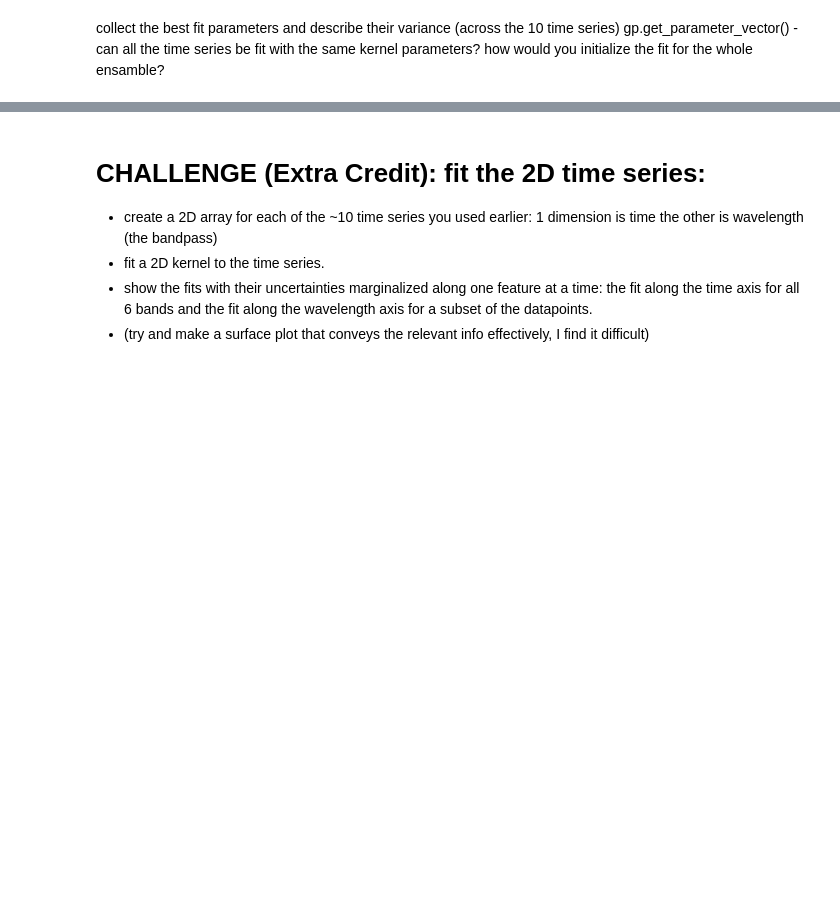
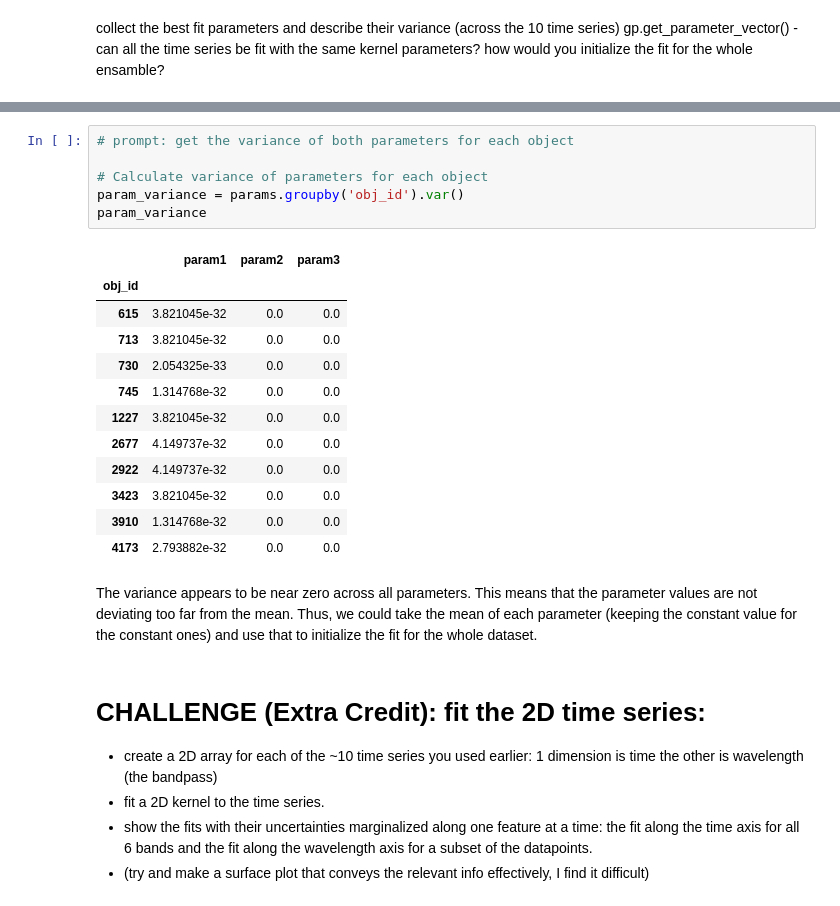
Before and after one commit to Legacy560/MLTSA25_RWolynetz, a Jupyter notebook: HW4/HW4_PLAsTICC_GP_homework_MTLSA25_RWolynetz.ipynb, the cells around one changed output, grey strips where cells are left out. Drawn from its saved outputs; the diff is of its cells as text; blank space fills up the shorter version.

Commit message:
Computed variances and answered question on them.

```diff
--- a/HW4/HW4_PLAsTICC_GP_homework_MTLSA25_RWolynetz.ipynb
+++ b/HW4/HW4_PLAsTICC_GP_homework_MTLSA25_RWolynetz.ipynb
@@ -793,3 +798,24 @@ collect the best fit parameters and describe their variance (across the 10 time
+# %%
+# prompt: get the variance of both parameters for each object
+
+# Calculate variance of parameters for each object
+param_variance = params.groupby('obj_id').var()
+param_variance
+# %% [output]
+|  | param1 | param2 | param3 |
+| obj_id |  |  |  |
+| 615 | 3.821045e-32 | 0.0 | 0.0 |
+| 713 | 3.821045e-32 | 0.0 | 0.0 |
+| 730 | 2.054325e-33 | 0.0 | 0.0 |
+| 745 | 1.314768e-32 | 0.0 | 0.0 |
+| 1227 | 3.821045e-32 | 0.0 | 0.0 |
+| 2677 | 4.149737e-32 | 0.0 | 0.0 |
+| 2922 | 4.149737e-32 | 0.0 | 0.0 |
+| 3423 | 3.821045e-32 | 0.0 | 0.0 |
+| 3910 | 1.314768e-32 | 0.0 | 0.0 |
+| 4173 | 2.793882e-32 | 0.0 | 0.0 |
+# %% [markdown]
+The variance appears to be near zero across all parameters. This means that the parameter values are not deviating too far from the mean. Thus, we could take the mean of each parameter (keeping the constant value for the constant ones) and use that to initialize the fit for the whole dataset.
 # %% [markdown]
 # CHALLENGE (Extra Credit): fit the 2D time series:
 - create a 2D array for each of the ~10 time series you used earlier: 1 dimension is time the other is wavelength (the bandpass)
```
Also changed, not shown: parts of 2 cells of this notebook.
